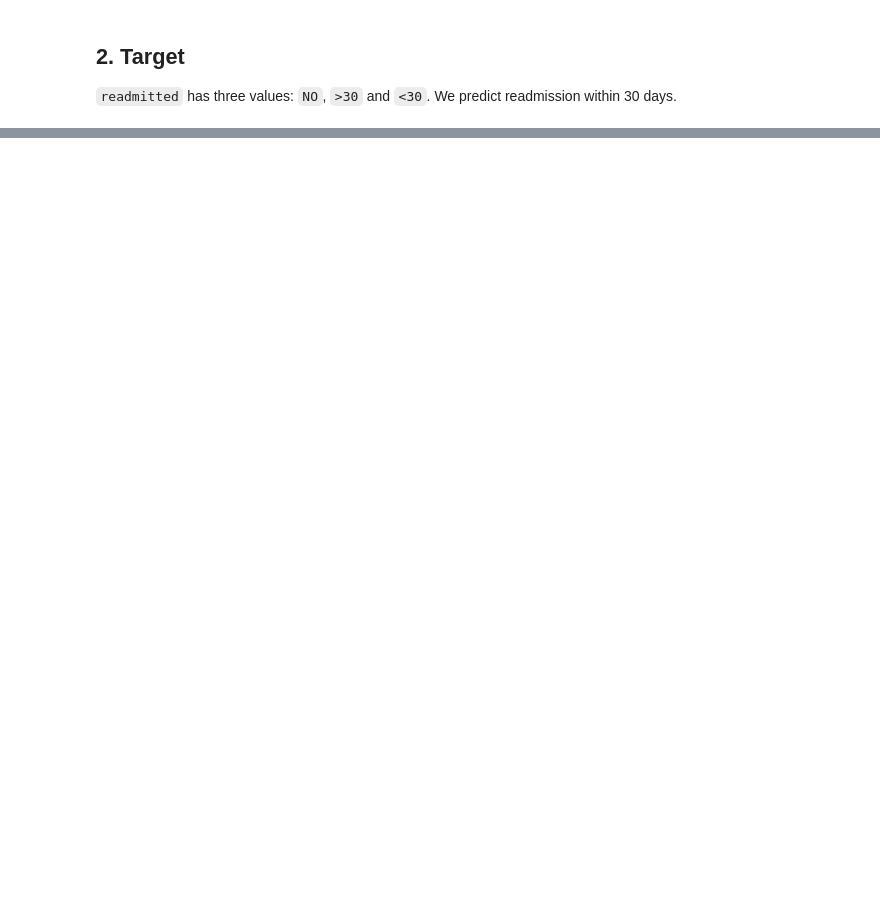
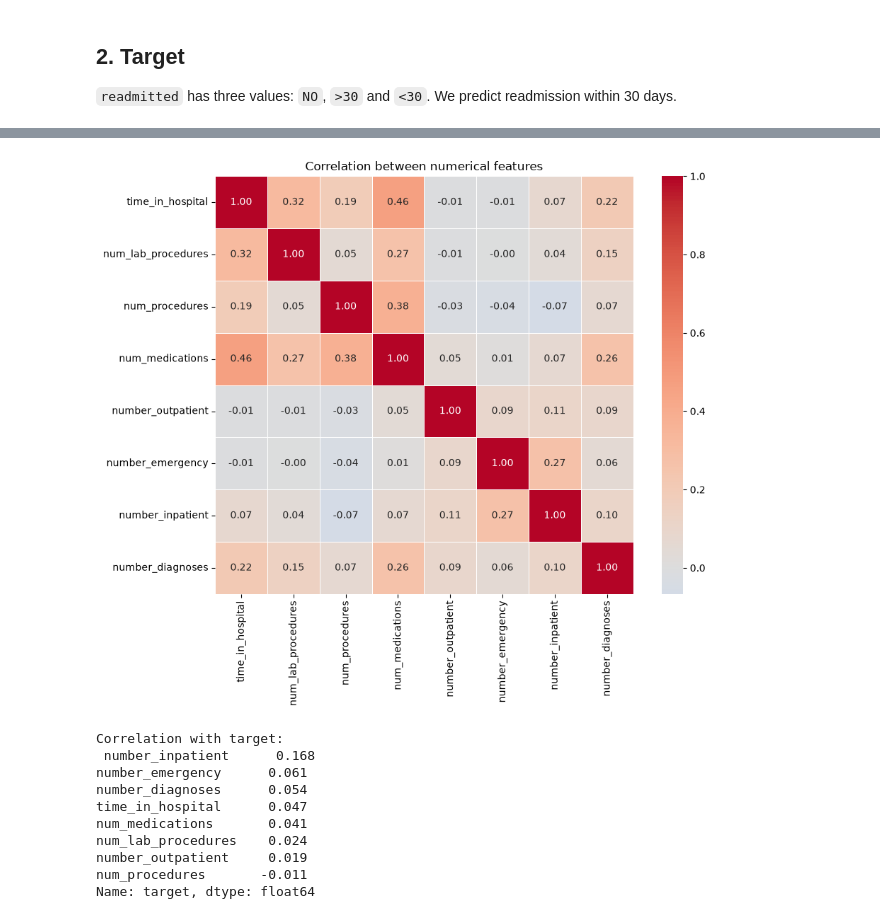
Before and after one commit to jealsday/hospital-readmission-prediction, a Jupyter notebook: notebook.ipynb, the cells around one changed output, grey strips where cells are left out. Saved outputs shown, nothing was run; the diff lists cells and outputs as text; code cells hidden in the pictures; blank space fills up the shorter version.

```diff
--- a/notebook.ipynb
+++ b/notebook.ipynb
@@ -68,0 +268,31 @@ TODO: mutual information for categorical features, ROC AUC of each numerical fea
+# %%
+# ── 4.4 Correlations ───────────────────────────────────────────────────────────
+corr = df[numerical].corr()
+
+fig, ax = plt.subplots(figsize=(10, 8))
+sns.heatmap(corr, annot=True, fmt=".2f", cmap="coolwarm", center=0,
+            square=True, linewidths=0.5, ax=ax)
+ax.set_title("Correlation between numerical features")
+plt.tight_layout()
+plt.show()
+
+# Correlation of each numerical feature with the binary target
+target_corr = (
+    df[numerical + ["target"]]
+    .corr()["target"]
+    .drop("target")
+    .sort_values(key=abs, ascending=False)
+)
+print("Correlation with target:\n", target_corr.round(3))
+# %% [output]
+[figure, added]
+Correlation with target:
+ number_inpatient      0.168
+number_emergency      0.061
+number_diagnoses      0.054
+time_in_hospital      0.047
+num_medications       0.041
+num_lab_procedures    0.024
+number_outpatient     0.019
+num_procedures       -0.011
+Name: target, dtype: float64
```
Also changed, not shown: parts of 45 cells of this notebook.
